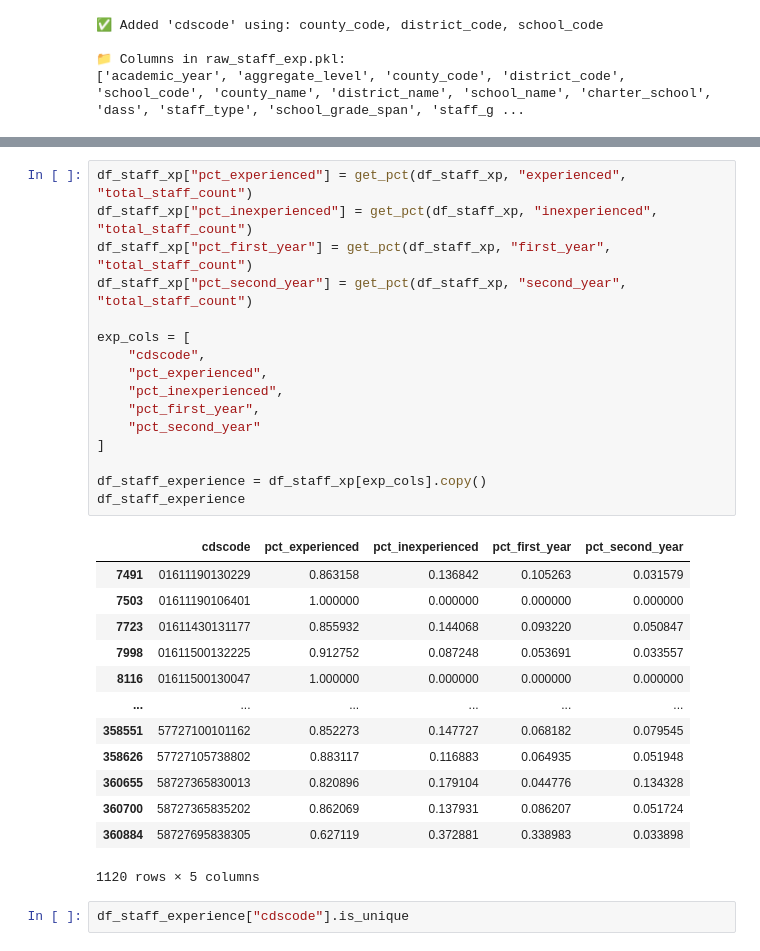
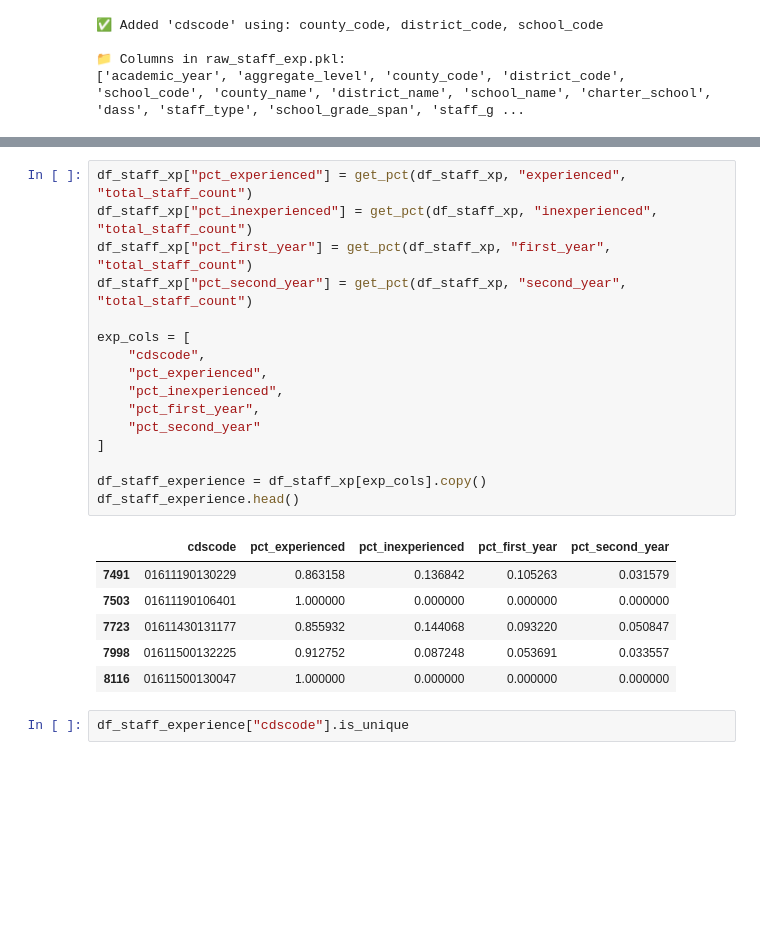
Before and after one commit to junclemente/ads599-capstone_project, a Jupyter notebook: library/01_data_preparation.ipynb, the cells around one changed output, grey strips where cells are left out. Drawn from its saved outputs; the diff is of its cells as text; blank space fills up the shorter version.

```diff
--- a/library/01_data_preparation.ipynb
+++ b/library/01_data_preparation.ipynb
@@ -780,33 +670,26 @@ df_staff_xp.head()
 # %%
 df_staff_xp["pct_experienced"] = get_pct(df_staff_xp, "experienced", "total_staff_count")
 df_staff_xp["pct_inexperienced"] = get_pct(df_staff_xp, "inexperienced", "total_staff_count")
 df_staff_xp["pct_first_year"] = get_pct(df_staff_xp, "first_year", "total_staff_count")
 df_staff_xp["pct_second_year"] = get_pct(df_staff_xp, "second_year", "total_staff_count")
 
 exp_cols = [
     "cdscode",
     "pct_experienced",
     "pct_inexperienced",
     "pct_first_year",
     "pct_second_year"
 ]
 
 df_staff_experience = df_staff_xp[exp_cols].copy()
-df_staff_experience
+df_staff_experience.head()
 # %% [output]
 |  | cdscode | pct_experienced | pct_inexperienced | pct_first_year | pct_second_year |
 | 7491 | 01611190130229 | 0.863158 | 0.136842 | 0.105263 | 0.031579 |
 | 7503 | 01611190106401 | 1.000000 | 0.000000 | 0.000000 | 0.000000 |
 | 7723 | 01611430131177 | 0.855932 | 0.144068 | 0.093220 | 0.050847 |
 | 7998 | 01611500132225 | 0.912752 | 0.087248 | 0.053691 | 0.033557 |
 | 8116 | 01611500130047 | 1.000000 | 0.000000 | 0.000000 | 0.000000 |
-| ... | ... | ... | ... | ... | ... |
-| 358551 | 57727100101162 | 0.852273 | 0.147727 | 0.068182 | 0.079545 |
-| 358626 | 57727105738802 | 0.883117 | 0.116883 | 0.064935 | 0.051948 |
-| 360655 | 58727365830013 | 0.820896 | 0.179104 | 0.044776 | 0.134328 |
-| 360700 | 58727365835202 | 0.862069 | 0.137931 | 0.086207 | 0.051724 |
-| 360884 | 58727695838305 | 0.627119 | 0.372881 | 0.338983 | 0.033898 |
-1120 rows × 5 columns
 # %%
 df_staff_experience["cdscode"].is_unique
 # %% [output]
```
Also changed, not shown: parts of 20 cells of this notebook.
